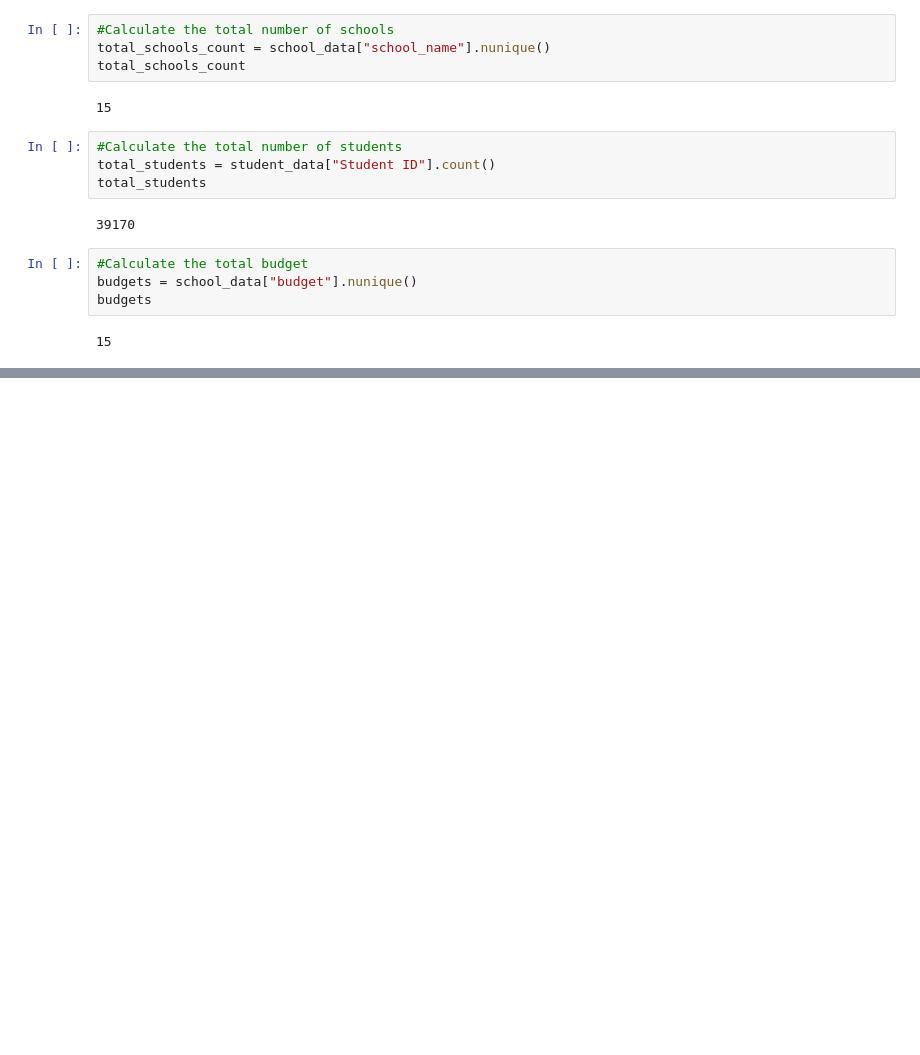
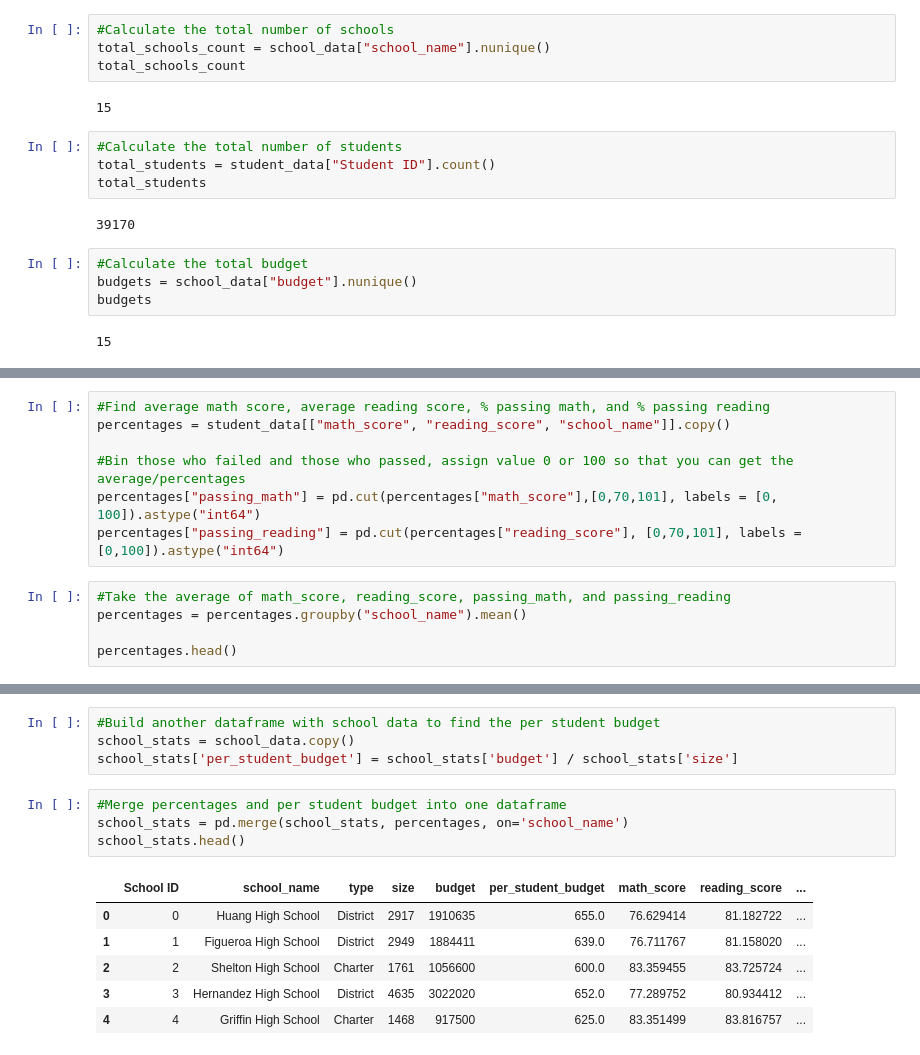
Before and after one commit to ajcascella/School-District-Analysis, a Jupyter notebook: PyCitySchools_AJC.ipynb, the cells around one changed output, grey strips where cells are left out. Saved outputs shown, nothing was run; the diff lists cells and outputs as text; blank space fills up the shorter version.

```diff
--- a/PyCitySchools_AJC.ipynb
+++ b/PyCitySchools_AJC.ipynb
@@ -254,0 +156,12 @@ ValueError: Cannot merge a Series without a name
+# %%
+#Find average math score, average reading score, % passing math, and % passing reading
+percentages = student_data[["math_score", "reading_score", "school_name"]].copy()
+
+#Bin those who failed and those who passed, assign value 0 or 100 so that you can get the average/percentages
+percentages["passing_math"] = pd.cut(percentages["math_score"],[0,70,101], labels = [0, 100]).astype("int64")
+percentages["passing_reading"] = pd.cut(percentages["reading_score"], [0,70,101], labels = [0,100]).astype("int64")
+# %%
+#Take the average of math_score, reading_score, passing_math, and passing_reading
+percentages = percentages.groupby("school_name").mean()
+
+percentages.head()
@@ -254,0 +188,15 @@ ValueError: Cannot merge a Series without a name
+# %%
+#Build another dataframe with school data to find the per student budget
+school_stats = school_data.copy()
+school_stats['per_student_budget'] = school_stats['budget'] / school_stats['size']
+# %%
+#Merge percentages and per student budget into one dataframe
+school_stats = pd.merge(school_stats, percentages, on='school_name')
+school_stats.head()
+# %% [output]
+|  | School ID | school_name | type | size | budget | per_student_budget | math_score | reading_score | ... |
+| 0 | 0 | Huang High School | District | 2917 | 1910635 | 655.0 | 76.629414 | 81.182722 | ... |
+| 1 | 1 | Figueroa High School | District | 2949 | 1884411 | 639.0 | 76.711767 | 81.158020 | ... |
+| 2 | 2 | Shelton High School | Charter | 1761 | 1056600 | 600.0 | 83.359455 | 83.725724 | ... |
+| 3 | 3 | Hernandez High School | District | 4635 | 3022020 | 652.0 | 77.289752 | 80.934412 | ... |
+| 4 | 4 | Griffin High School | Charter | 1468 | 917500 | 625.0 | 83.351499 | 83.816757 | ... |
```
Also changed, not shown: parts of 71 cells of this notebook, 3 other files.
